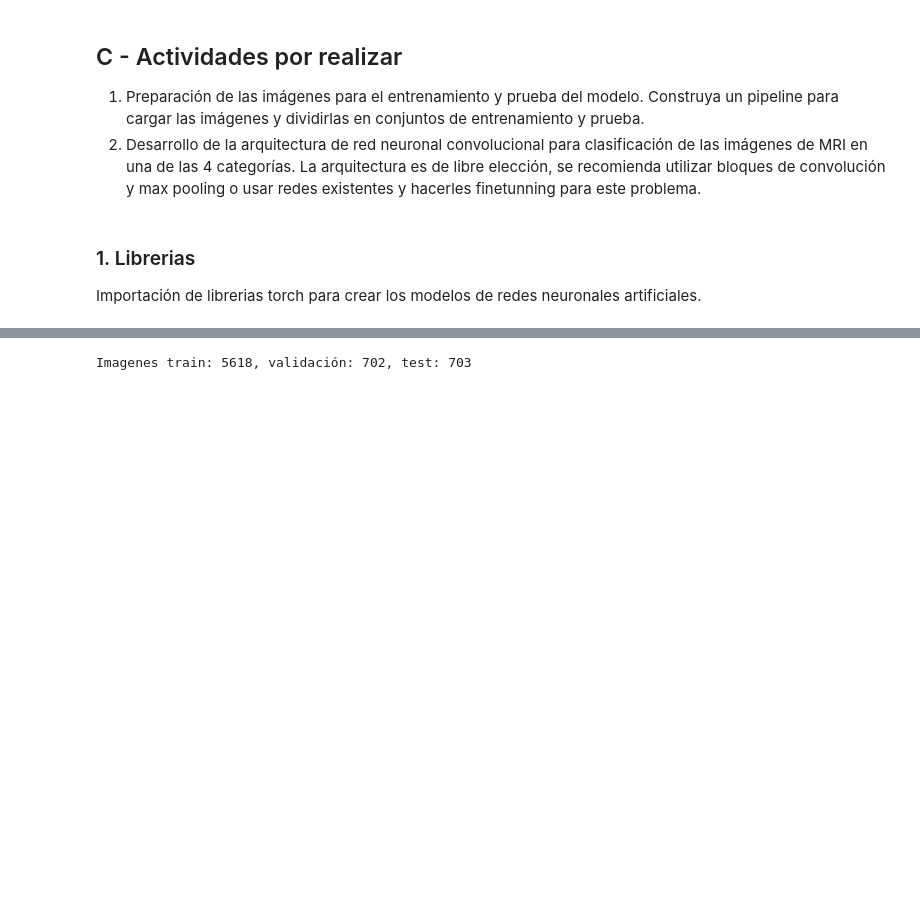
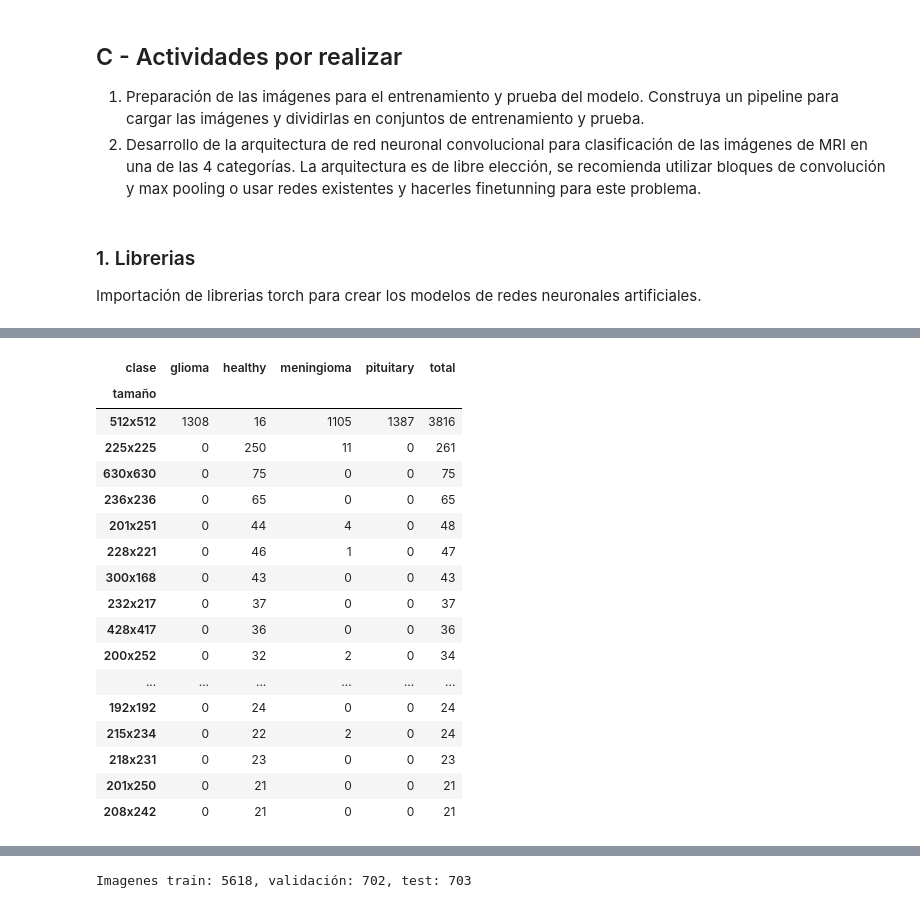
Before and after one commit to IoshuaCastillejos/Notebooks_AI, a Jupyter notebook: Microproyecto_1v_3.ipynb, the cells around one changed output, grey strips where cells are left out. Saved outputs shown, nothing was run; the diff lists cells and outputs as text; code cells hidden in the pictures; blank space fills up the shorter version.

```diff
--- a/Microproyecto_1v_3.ipynb
+++ b/Microproyecto_1v_3.ipynb
@@ -115,0 +128,40 @@ trainset,valset,testset = random_split(
+# %%
+filas = []
+for img, lab in trainset:
+    a = np.array(img)
+    filas.append({
+        "clase": category[lab],
+        "ancho": img.size[0],
+        "alto": img.size[1],
+        "modo": img.mode,
+        "gris": a.ndim == 2 or (np.array_equal(a[:, :, 0], a[:, :, 1]) and np.array_equal(a[:, :, 1], a[:, :, 2])),
+        "brillo": a.mean(),
+    })
+
+df = pd.DataFrame(filas)
+df["tamaño"] = df["ancho"].astype(str) + "x" + df["alto"].astype(str)
+
+# Cantidad de imagenes por tamaño y categoria
+top_img = pd.crosstab(df["tamaño"], df["clase"])
+top_img["total"] = top_img.sum(axis=1)
+top_img = top_img.sort_values("total", ascending=False)
+top_img[top_img["total"] > 20]
+# %% [output]
+| clase | glioma | healthy | meningioma | pituitary | total |
+| tamaño |  |  |  |  |  |
+| 512x512 | 1308 | 16 | 1105 | 1387 | 3816 |
+| 225x225 | 0 | 250 | 11 | 0 | 261 |
+| 630x630 | 0 | 75 | 0 | 0 | 75 |
+| 236x236 | 0 | 65 | 0 | 0 | 65 |
+| 201x251 | 0 | 44 | 4 | 0 | 48 |
+| 228x221 | 0 | 46 | 1 | 0 | 47 |
+| 300x168 | 0 | 43 | 0 | 0 | 43 |
+| 232x217 | 0 | 37 | 0 | 0 | 37 |
+| 428x417 | 0 | 36 | 0 | 0 | 36 |
+| 200x252 | 0 | 32 | 2 | 0 | 34 |
+| ... | ... | ... | ... | ... | ... |
+| 192x192 | 0 | 24 | 0 | 0 | 24 |
+| 215x234 | 0 | 22 | 2 | 0 | 24 |
+| 218x231 | 0 | 23 | 0 | 0 | 23 |
+| 201x250 | 0 | 21 | 0 | 0 | 21 |
+| 208x242 | 0 | 21 | 0 | 0 | 21 |
```
Also changed, not shown: parts of 33 cells of this notebook.
